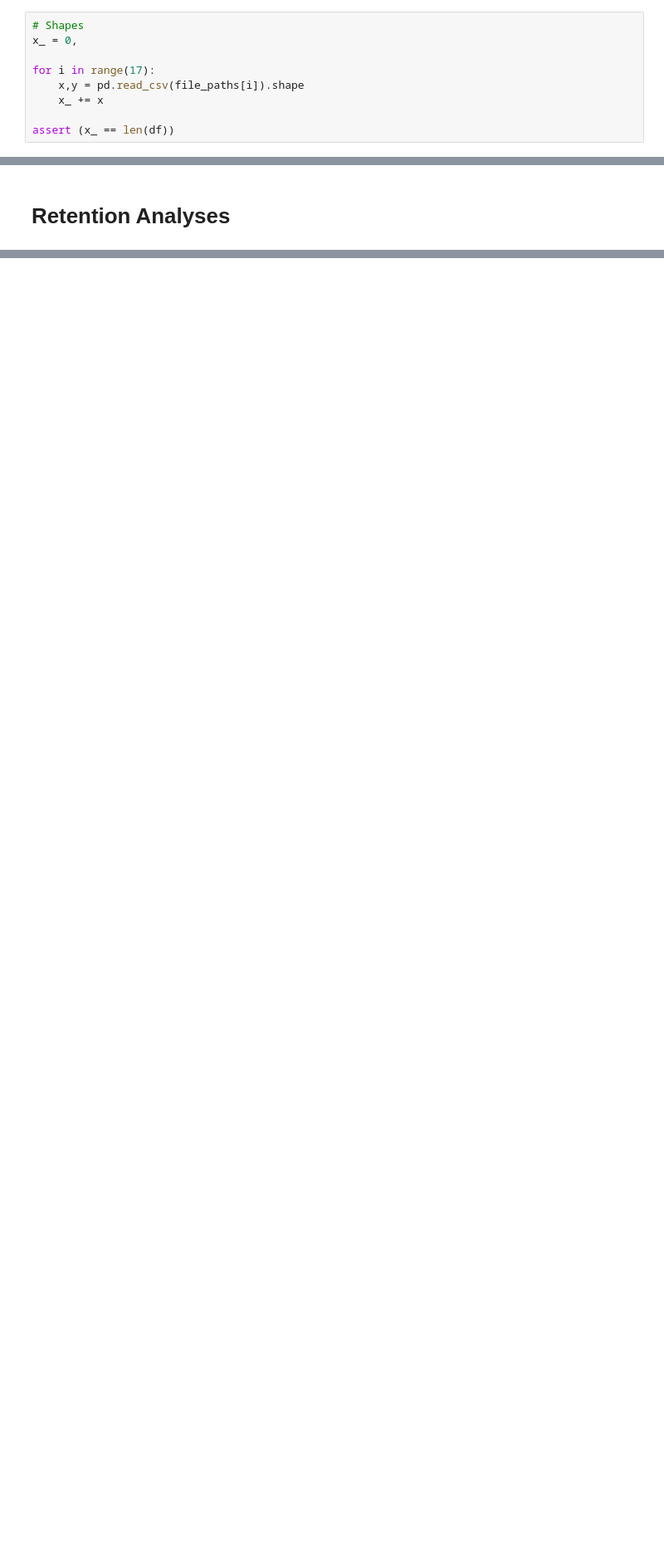
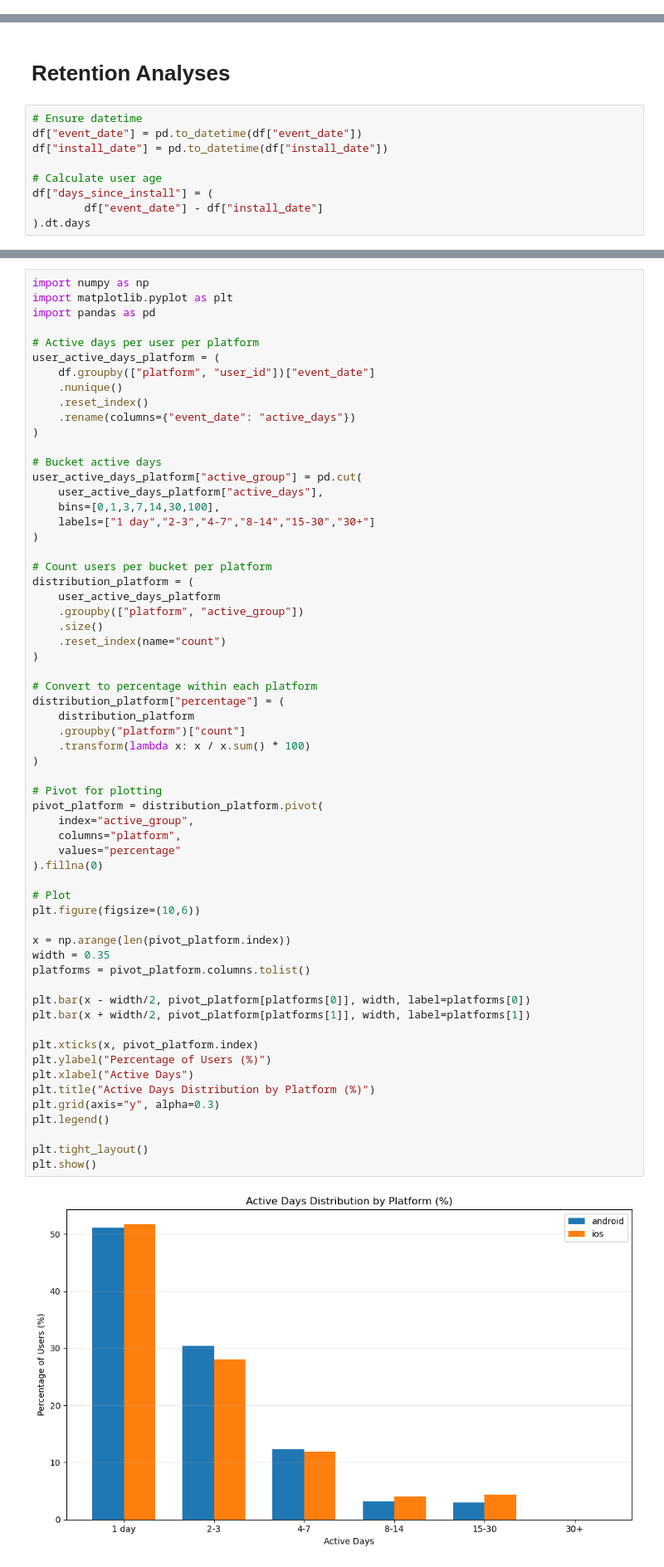
Before and after one commit to utkuayten/vertigo, a Jupyter notebook: notebooks/02_task2.ipynb, the cells around one changed output, grey strips where cells are left out. Shown at 83% size. Drawn from its saved outputs; the diff is of its cells as text; blank space fills up the shorter version.

```diff
--- a/notebooks/02_task2.ipynb
+++ b/notebooks/02_task2.ipynb
@@ -35,15 +37,6 @@ print(f"Total rows: {len(df):,}")
 # %% [output]
 Loaded 17 files
 Total rows: 7,293,526
-# %%
-# Shapes
-x_ = 0,
-
-for i in range(17):
-    x,y = pd.read_csv(file_paths[i]).shape
-    x_ += x
-
-assert (x_ == len(df))
 # %%
 # Preview the dataset.
 print(df.head(3))
@@ -111,3 +110,12 @@ plt.show()
 [figure]
 # %% [markdown]
 # Retention Analyses
+# %%
+# Ensure datetime
+df["event_date"] = pd.to_datetime(df["event_date"])
+df["install_date"] = pd.to_datetime(df["install_date"])
+
+# Calculate user age
+df["days_since_install"] = (
+        df["event_date"] - df["install_date"]
+).dt.days
@@ -113,0 +196,63 @@ plt.show()
+# %%
+import numpy as np
+import matplotlib.pyplot as plt
+import pandas as pd
+
+# Active days per user per platform
+user_active_days_platform = (
+    df.groupby(["platform", "user_id"])["event_date"]
+    .nunique()
+    .reset_index()
+    .rename(columns={"event_date": "active_days"})
+)
+
+# Bucket active days
+user_active_days_platform["active_group"] = pd.cut(
+    user_active_days_platform["active_days"],
+    bins=[0,1,3,7,14,30,100],
+    labels=["1 day","2-3","4-7","8-14","15-30","30+"]
+)
+
+# Count users per bucket per platform
+distribution_platform = (
+    user_active_days_platform
+    .groupby(["platform", "active_group"])
+    .size()
+    .reset_index(name="count")
+)
+
+# Convert to percentage within each platform
+distribution_platform["percentage"] = (
+    distribution_platform
+    .groupby("platform")["count"]
+    .transform(lambda x: x / x.sum() * 100)
+)
+
+# Pivot for plotting
+pivot_platform = distribution_platform.pivot(
+    index="active_group",
+    columns="platform",
+    values="percentage"
+).fillna(0)
+
+# Plot
+plt.figure(figsize=(10,6))
+
+x = np.arange(len(pivot_platform.index))
+width = 0.35
+platforms = pivot_platform.columns.tolist()
+
+plt.bar(x - width/2, pivot_platform[platforms[0]], width, label=platforms[0])
+plt.bar(x + width/2, pivot_platform[platforms[1]], width, label=platforms[1])
+
+plt.xticks(x, pivot_platform.index)
+plt.ylabel("Percentage of Users (%)")
+plt.xlabel("Active Days")
+plt.title("Active Days Distribution by Platform (%)")
+plt.grid(axis="y", alpha=0.3)
+plt.legend()
+
+plt.tight_layout()
+plt.show()
+# %% [output]
+[figure, added]
```
Also changed, not shown: parts of 8 cells of this notebook, 1 other file.
